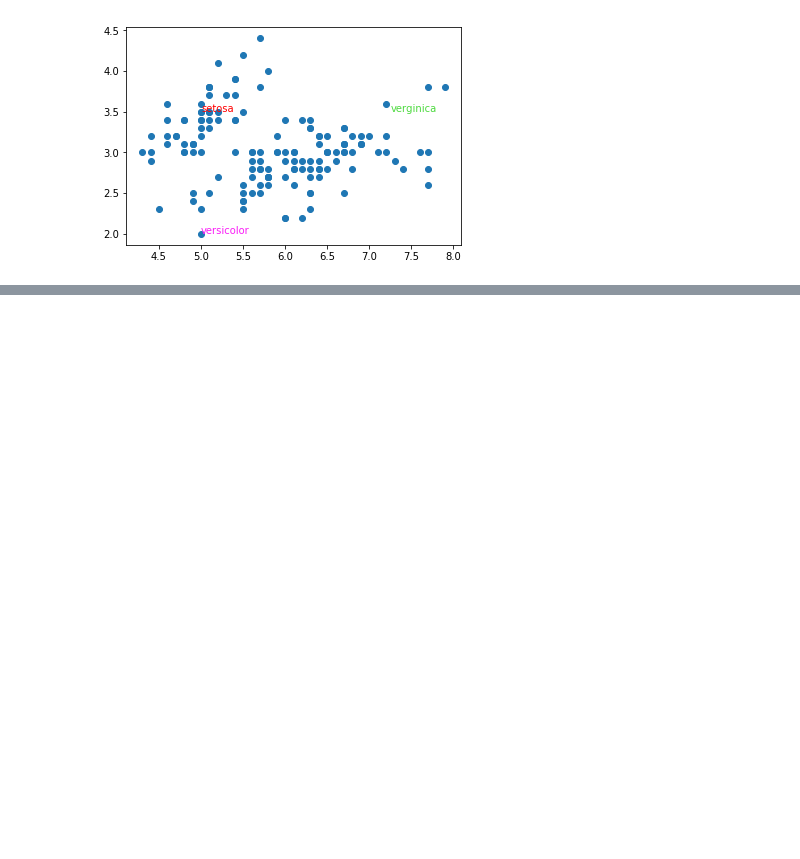
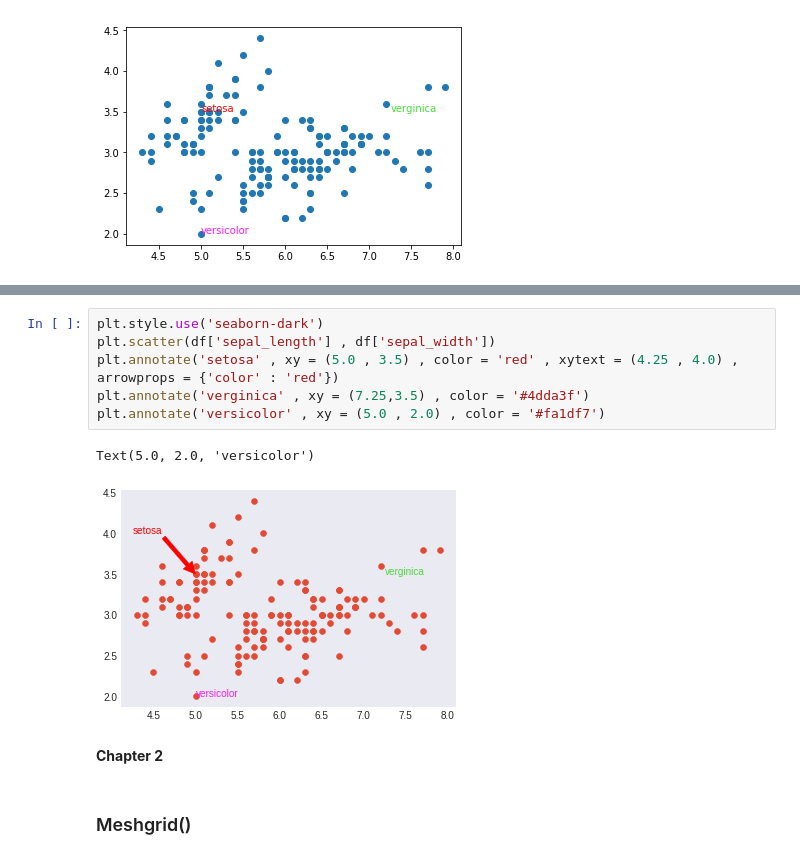
Before and after one commit to TheMLEngineer/DataCamp, a Jupyter notebook: StudyReference/Introduction to Data Visualization with Python/Introduction to Data Visualization with Python.ipynb, the cells around one changed output, grey strips where cells are left out. Saved outputs shown, nothing was run; the diff lists cells and outputs as text; blank space fills up the shorter version.

```diff
--- a/StudyReference/Introduction to Data Visualization with Python/Introduction to Data Visualization with Python.ipynb
+++ b/StudyReference/Introduction to Data Visualization with Python/Introduction to Data Visualization with Python.ipynb
@@ -165,0 +205,13 @@ Text(5.0, 2.0, 'versicolor')
+# %%
+plt.style.use('seaborn-dark')
+plt.scatter(df['sepal_length'] , df['sepal_width'])
+plt.annotate('setosa' , xy = (5.0 , 3.5) , color = 'red' , xytext = (4.25 , 4.0) , arrowprops = {'color' : 'red'})
+plt.annotate('verginica' , xy = (7.25,3.5) , color = '#4dda3f')
+plt.annotate('versicolor' , xy = (5.0 , 2.0) , color = '#fa1df7')
+# %% [output]
+Text(5.0, 2.0, 'versicolor')
+[figure, added]
+# %% [markdown]
+**Chapter 2**
+# %% [markdown]
+<h3> Meshgrid()
```
Also changed, not shown: parts of 103 cells of this notebook, 3 other files.
